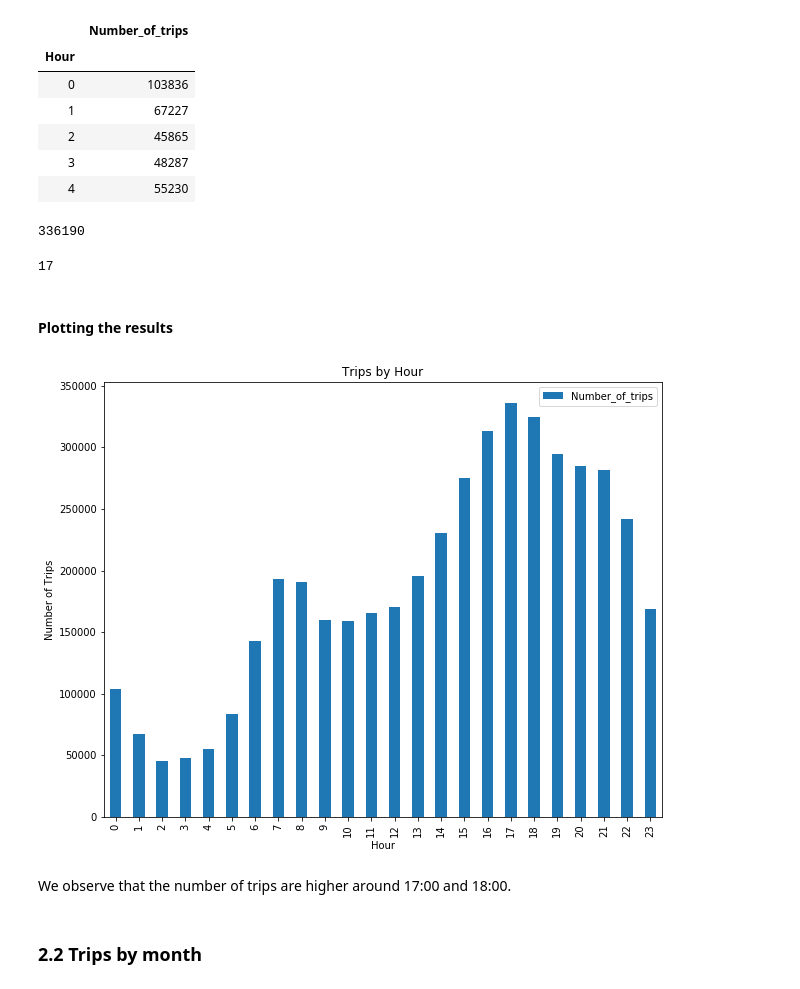
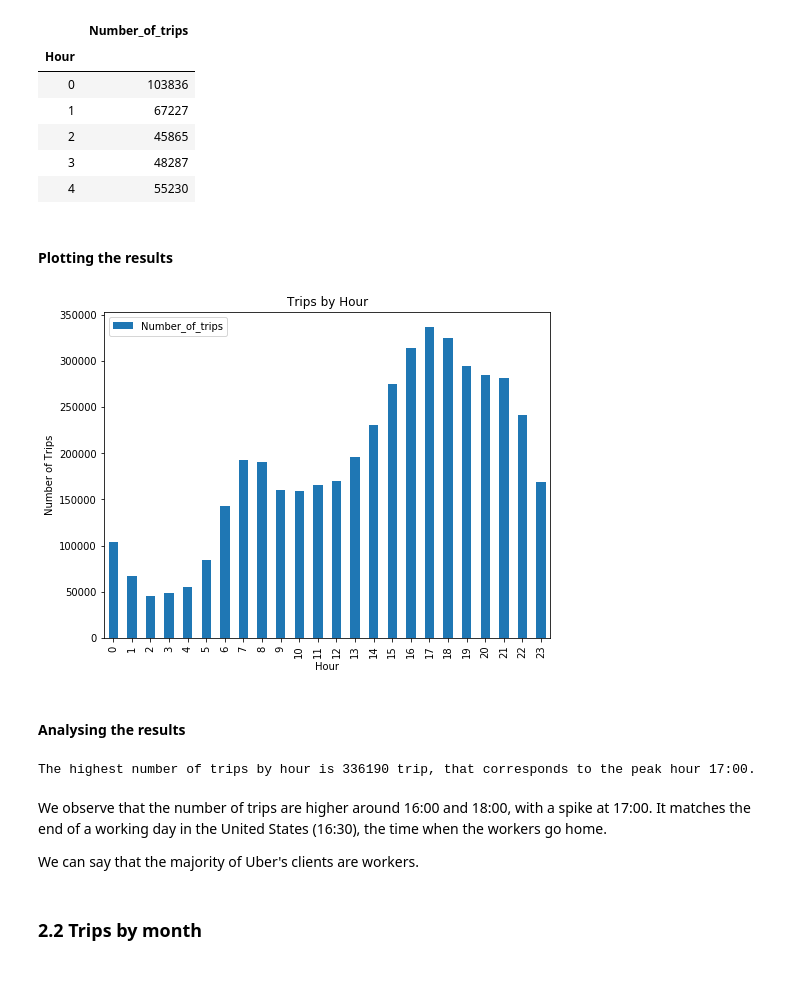
Before and after one commit to BrahimMebrek/Uber_Data_Analysis, a Jupyter notebook: Uber_Basic_Data_Analysis.ipynb, the cells around one changed output. Cells and saved outputs as stored; diff of their text form; code cells hidden in the pictures.

```diff
--- a/Uber_Basic_Data_Analysis.ipynb
+++ b/Uber_Basic_Data_Analysis.ipynb
@@ -150,29 +141,31 @@ df_hour.head()
 | 2 | 45865 |
 | 3 | 48287 |
 | 4 | 55230 |
-# %%
-#The highest number of trips by hour
-max(df_hour['Number_of_trips'])
-# %% [output]
-336190
-# %%
-#The Hour where the number of trips is the highest
-df_hour[df_hour['Number_of_trips'] == 336190].index[0]
-# %% [output]
-17
 # %% [markdown]
 #### Plotting the results
 # %%
-df_hour.plot(kind='bar', figsize=(10,8))
+df_hour.plot(kind='bar', figsize=(8,6))
 
 plt.ylabel('Number of Trips')
 plt.title('Trips by Hour')
 
 plt.show()
 # %% [output]
-[figure, old version]
+[figure, new version]
-# %% [markdown]
-We observe that the number of trips are higher around 17:00 and 18:00.
+# %% [markdown]
+#### Analysing the results
+# %%
+#The highest number of trips by hour
+max_Number_of_trips_hour = max(df_hour['Number_of_trips'])
+max_hour = df_hour[df_hour['Number_of_trips'] == 336190].index[0]
+
+print('The highest number of trips by hour is {} trip, that corresponds to the peak hour {}:00.'.format(max_Number_of_trips_hour, max_hour))
+# %% [output]
+The highest number of trips by hour is 336190 trip, that corresponds to the peak hour 17:00.
+# %% [markdown]
+We observe that the number of trips are higher around 16:00 and 18:00, with a spike at 17:00. It matches the end of a working day in the United States (16:30), the time when the workers go home.
+
+We can say that the majority of Uber's clients are workers.
 # %% [markdown]
 ### 2.2 Trips by month
 # %%
```
Also changed, not shown: parts of 19 cells of this notebook.
